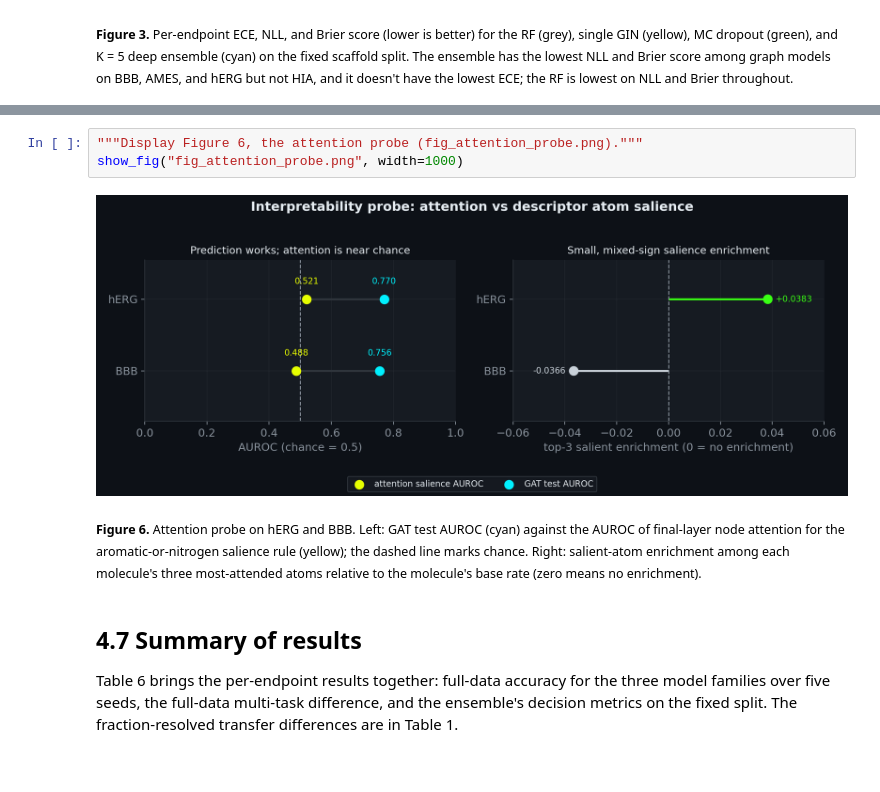
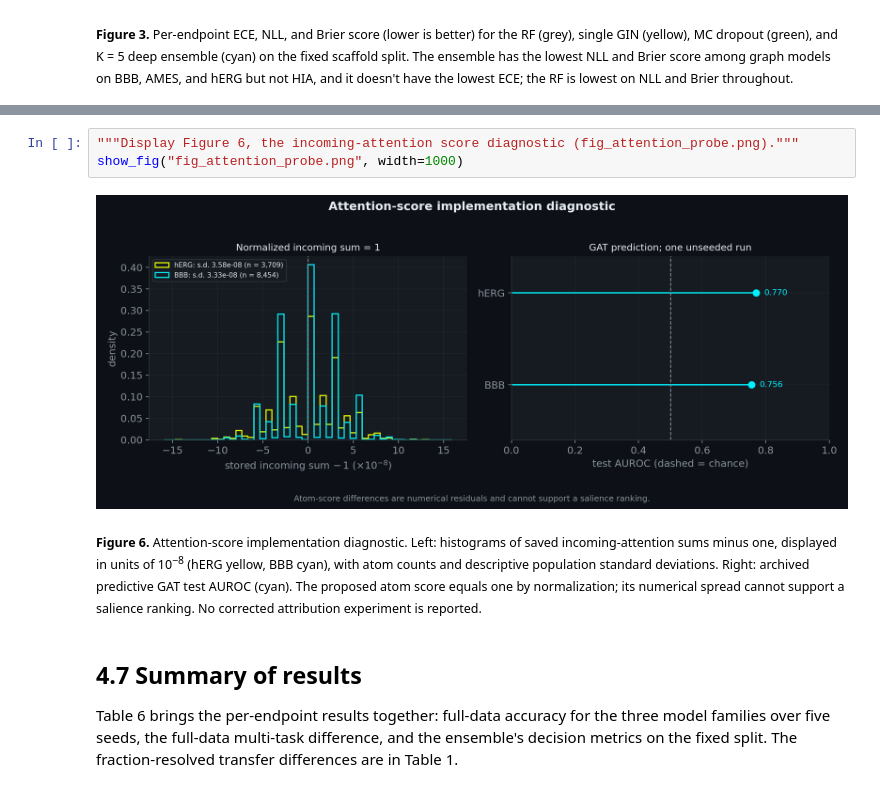
Before and after one commit to snptx1/snptx-repro-discovery, a Jupyter notebook: preprint/dl_forward/walkthrough_learned_representations_admet.ipynb, the cells around one changed output, grey strips where cells are left out. Cells and saved outputs as stored; diff of their text form.

```diff
--- a/preprint/dl_forward/walkthrough_learned_representations_admet.ipynb
+++ b/preprint/dl_forward/walkthrough_learned_representations_admet.ipynb
@@ -809,10 +1015,10 @@ null.
 # %%
-"""Display Figure 6, the attention probe (fig_attention_probe.png)."""
+"""Display Figure 6, the incoming-attention score diagnostic (fig_attention_probe.png)."""
 show_fig("fig_attention_probe.png", width=1000)
 # %% [output]
-[figure, old version]
+[figure, new version]
-# %% [markdown]
-<sub><strong>Figure 6.</strong> Attention probe on hERG and BBB. Left: GAT test AUROC (cyan) against the AUROC of final-layer node attention for the aromatic-or-nitrogen salience rule (yellow); the dashed line marks chance. Right: salient-atom enrichment among each molecule's three most-attended atoms relative to the molecule's base rate (zero means no enrichment).</sub>
+# %% [markdown]
+<sub><strong>Figure 6.</strong> Attention-score implementation diagnostic. Left: histograms of saved incoming-attention sums minus one, displayed in units of 10<sup>−8</sup> (hERG yellow, BBB cyan), with atom counts and descriptive population standard deviations. Right: archived predictive GAT test AUROC (cyan). The proposed atom score equals one by normalization; its numerical spread cannot support a salience ranking. No corrected attribution experiment is reported.</sub>
 # %% [markdown]
 ## 4.7 Summary of results
 
```
Also changed, not shown: parts of 54 cells of this notebook, 13 other files.
